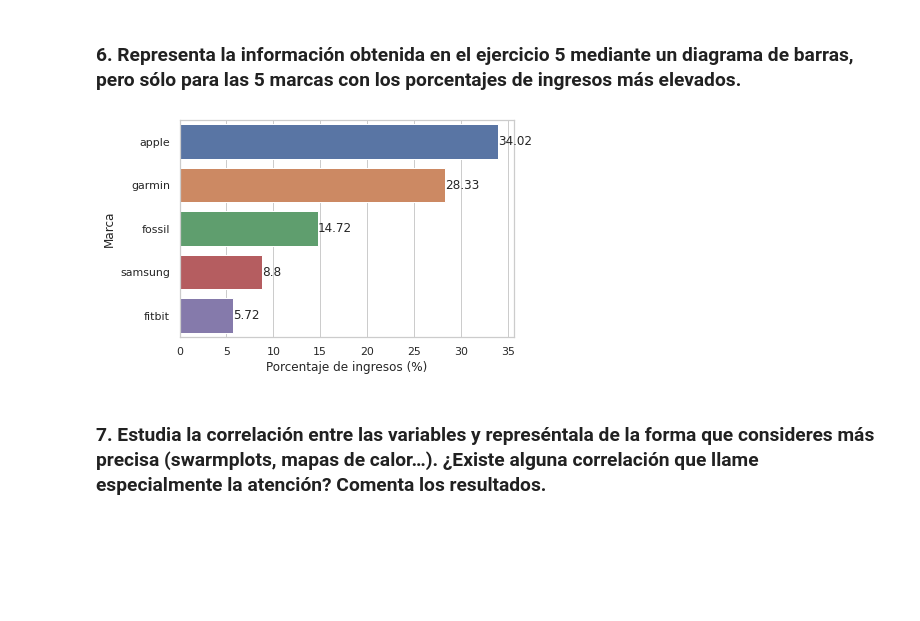
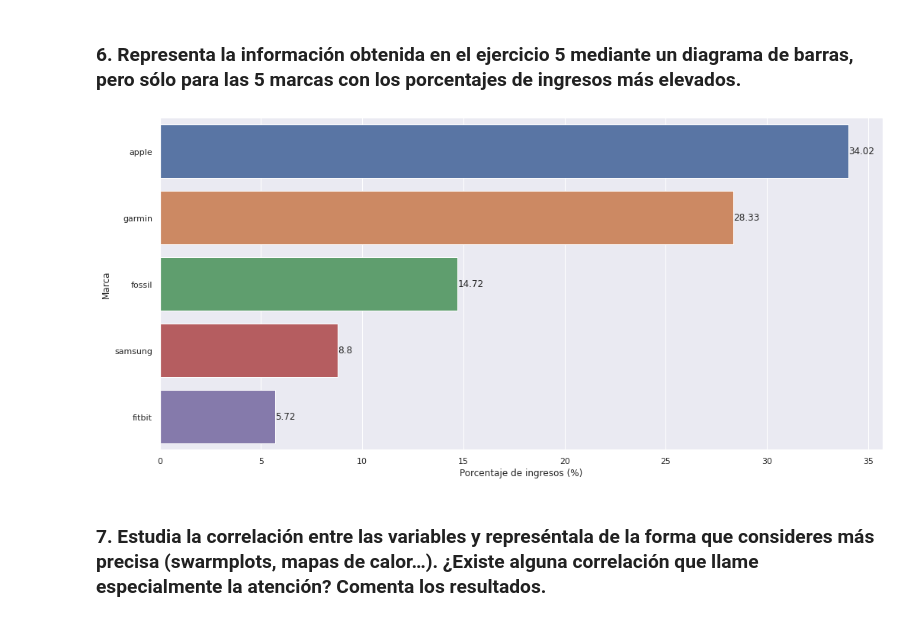
Before and after one commit to afercaceres/Fitness_Trackers, a Jupyter notebook: practica_python.ipynb, the cells around one changed output. Cells and saved outputs as stored; diff of their text form; code cells hidden in the pictures; blank space fills up the shorter version.

```diff
--- a/practica_python.ipynb
+++ b/practica_python.ipynb
@@ -696,15 +696,17 @@ La marca que más ingresos ha obtenido en total es Apple.
 # %%
 import seaborn as sns
 
 porcentajes = round(totalByBrand["Total Income"]*100/totalByBrand["Total Income"].sum(), 2)
 totalByBrand["Income Percentage"] = porcentajes
 
 percByBrand = sns.barplot(x="Income Percentage", y="Brand Name", data=totalByBrand[0:5].reset_index())
 
+sns.set(rc={'figure.figsize':(17,8)})
+
 percByBrand.set(xlabel="Porcentaje de ingresos (%)", ylabel = "Marca")
 
 percByBrand.bar_label(percByBrand.containers[0]);
 # %% [output]
-[figure, old version]
+[figure, new version]
 # %% [markdown]
 ### 7. Estudia la correlación entre las variables y represéntala de la forma que consideres más precisa (swarmplots, mapas de calor…). ¿Existe alguna correlación que llame especialmente la atención? Comenta los resultados.
```
Also changed, not shown: parts of 9 cells of this notebook.
